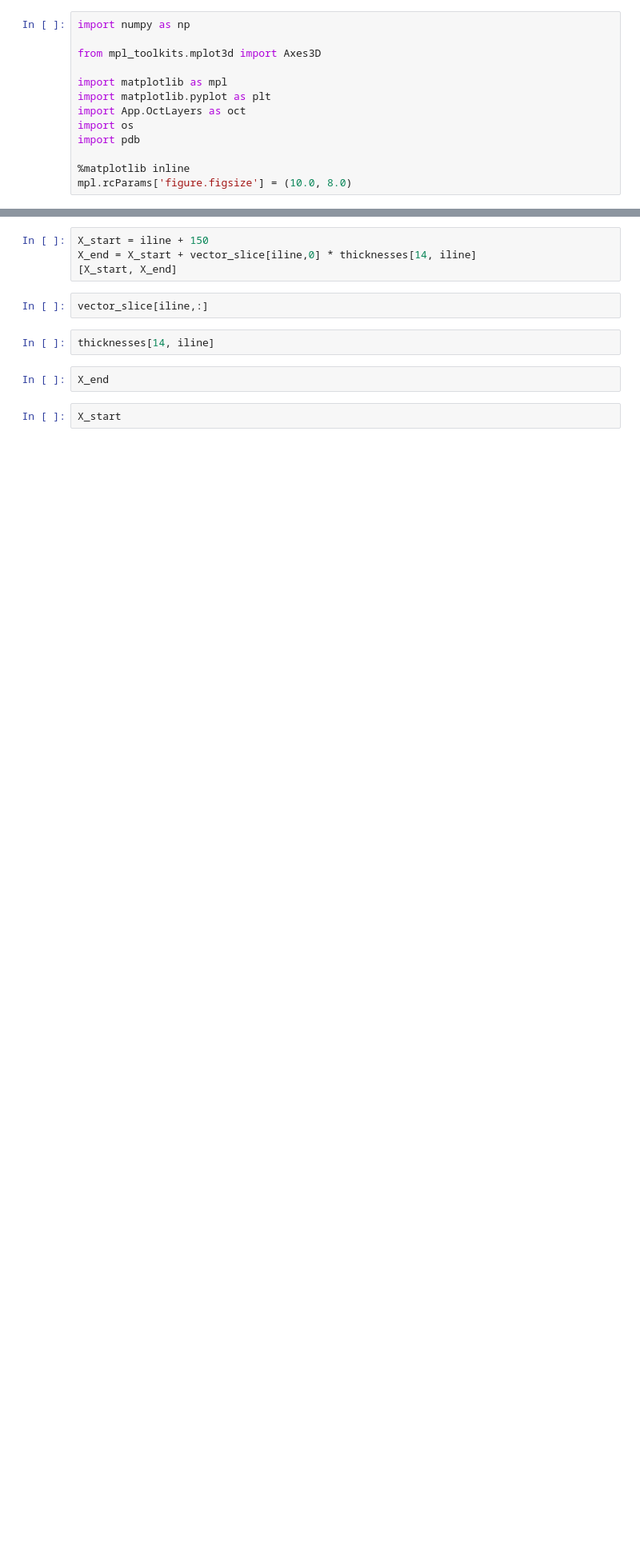
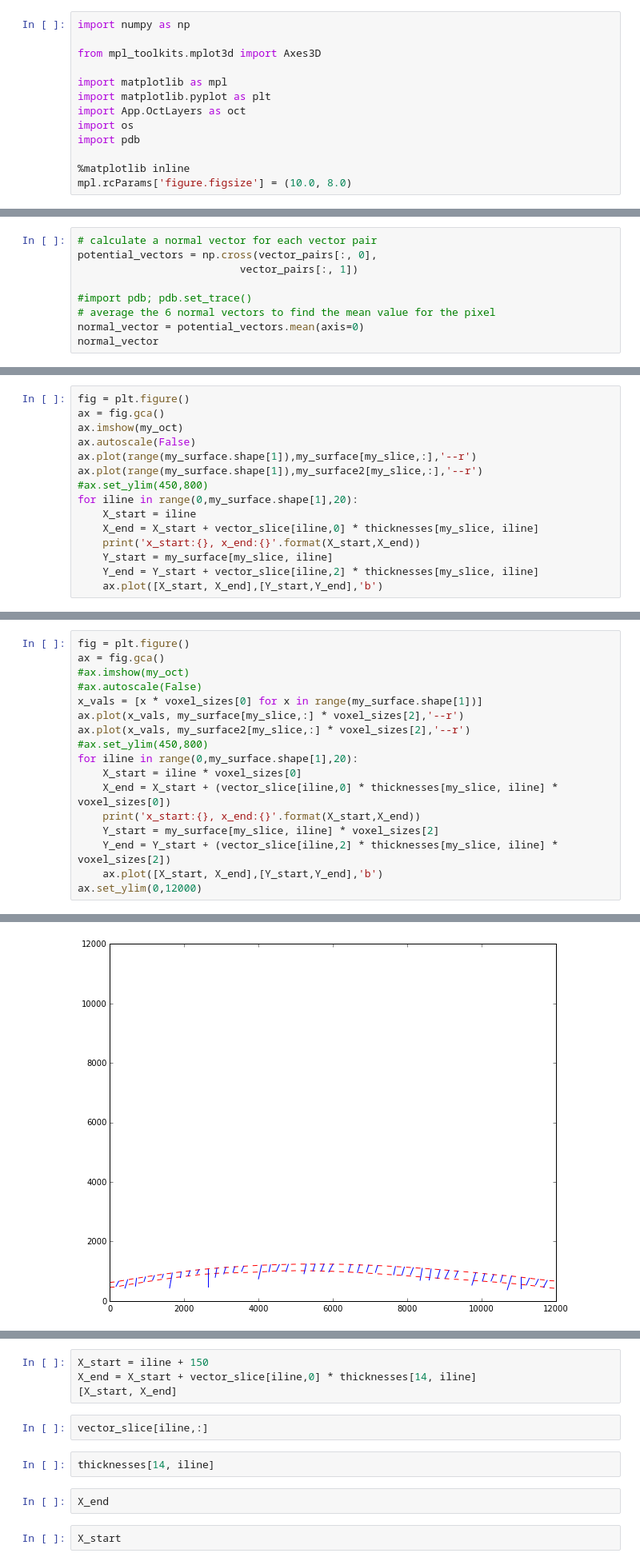
Before and after one commit to tomwright01/iowa_oct_analysis, a Jupyter notebook: perpendicular_plots.ipynb, the cells around one changed output, grey strips where cells are left out. Shown at 80% size. Cells and saved outputs as stored; diff of their text form; blank space fills up the shorter version.

```diff
--- a/perpendicular_plots.ipynb
+++ b/perpendicular_plots.ipynb
@@ -181,0 +227,9 @@ voxel_sizes = [data_oct.voxel_size['x'], data_oct.voxel_size['y'], data_oct.voxe
+# %%
+# calculate a normal vector for each vector pair
+potential_vectors = np.cross(vector_pairs[:, 0],
+                          vector_pairs[:, 1])
+
+#import pdb; pdb.set_trace()
+# average the 6 normal vectors to find the mean value for the pixel
+normal_vector = potential_vectors.mean(axis=0)
+normal_vector
@@ -284,0 +400,15 @@ my_oct.shape
+# %%
+fig = plt.figure()
+ax = fig.gca()
+ax.imshow(my_oct)
+ax.autoscale(False)
+ax.plot(range(my_surface.shape[1]),my_surface[my_slice,:],'--r')
+ax.plot(range(my_surface.shape[1]),my_surface2[my_slice,:],'--r')
+#ax.set_ylim(450,800)
+for iline in range(0,my_surface.shape[1],20):
+    X_start = iline
+    X_end = X_start + vector_slice[iline,0] * thicknesses[my_slice, iline]
+    print('x_start:{}, x_end:{}'.format(X_start,X_end))
+    Y_start = my_surface[my_slice, iline]
+    Y_end = Y_start + vector_slice[iline,2] * thicknesses[my_slice, iline]
+    ax.plot([X_start, X_end],[Y_start,Y_end],'b')
@@ -284,0 +438,18 @@ my_oct.shape
+# %%
+fig = plt.figure()
+ax = fig.gca()
+#ax.imshow(my_oct)
+#ax.autoscale(False)
+x_vals = [x * voxel_sizes[0] for x in range(my_surface.shape[1])]
+ax.plot(x_vals, my_surface[my_slice,:] * voxel_sizes[2],'--r')
+ax.plot(x_vals, my_surface2[my_slice,:] * voxel_sizes[2],'--r')
+#ax.set_ylim(450,800)
+for iline in range(0,my_surface.shape[1],20):
+    X_start = iline * voxel_sizes[0]
+    X_end = X_start + (vector_slice[iline,0] * thicknesses[my_slice, iline] * voxel_sizes[0])
+    print('x_start:{}, x_end:{}'.format(X_start,X_end))
+    Y_start = my_surface[my_slice, iline] * voxel_sizes[2]
+    Y_end = Y_start + (vector_slice[iline,2] * thicknesses[my_slice, iline] * voxel_sizes[2])
+    ax.plot([X_start, X_end],[Y_start,Y_end],'b')
+ax.set_ylim(0,12000)
+# %% [output]
@@ -285 +474,2 @@ my_oct.shape
+[figure, added]
 # %%
```
Also changed, not shown: parts of 35 cells of this notebook, 2 other files.
